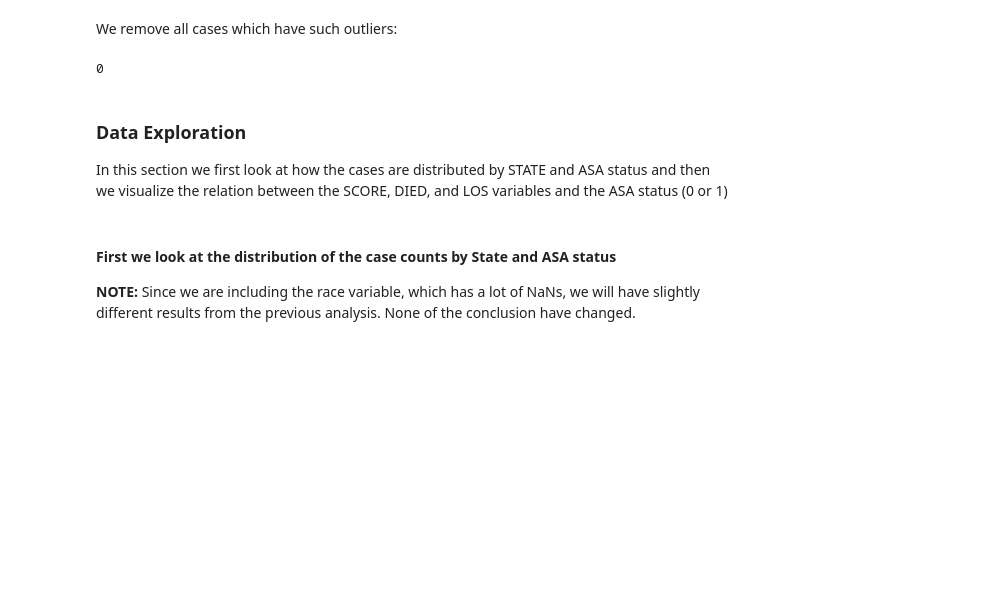
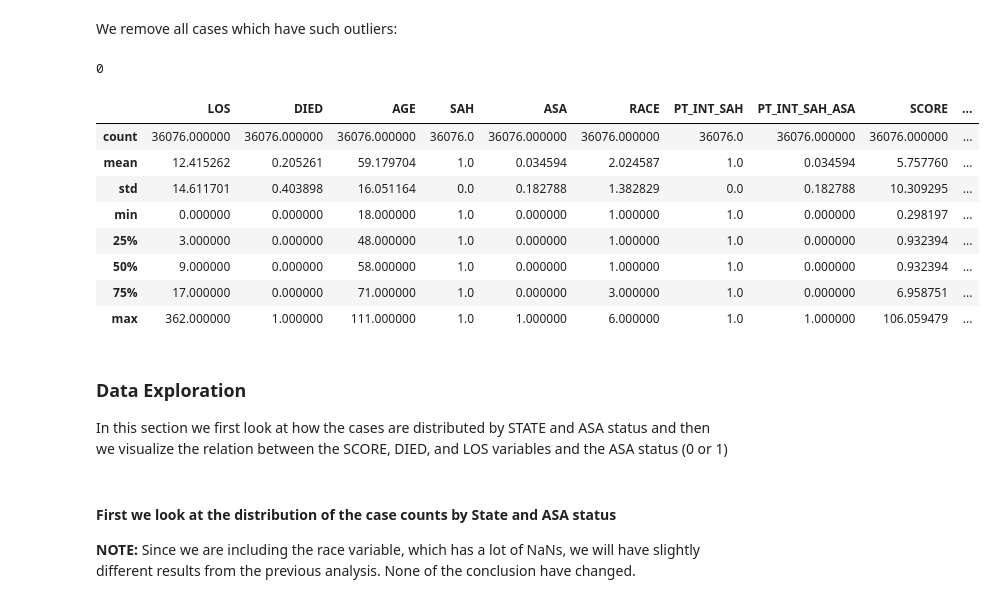
Before and after one commit to ysriram1/Loyola-SAH-Analysis, a Jupyter notebook: Analysis.ipynb, the cells around one changed output. Drawn from its saved outputs; the diff is of its cells as text; code cells hidden in the pictures; blank space fills up the shorter version.

```diff
--- a/Analysis.ipynb
+++ b/Analysis.ipynb
@@ -91,6 +91,18 @@ allStateData.to_csv('./allStateData.csv') #saving entire file for easy future ac
 sum(allStateData.AGE < 18) # checking to see if everyone is over 18 # TRUE
 # %% [output]
 0
+# %%
+allStateData.describe()
+# %% [output]
+|  | LOS | DIED | AGE | SAH | ASA | RACE | PT_INT_SAH | PT_INT_SAH_ASA | SCORE | ... |
+| count | 36076.000000 | 36076.000000 | 36076.000000 | 36076.0 | 36076.000000 | 36076.000000 | 36076.0 | 36076.000000 | 36076.000000 | ... |
+| mean | 12.415262 | 0.205261 | 59.179704 | 1.0 | 0.034594 | 2.024587 | 1.0 | 0.034594 | 5.757760 | ... |
+| std | 14.611701 | 0.403898 | 16.051164 | 0.0 | 0.182788 | 1.382829 | 0.0 | 0.182788 | 10.309295 | ... |
+| min | 0.000000 | 0.000000 | 18.000000 | 1.0 | 0.000000 | 1.000000 | 1.0 | 0.000000 | 0.298197 | ... |
+| 25% | 3.000000 | 0.000000 | 48.000000 | 1.0 | 0.000000 | 1.000000 | 1.0 | 0.000000 | 0.932394 | ... |
+| 50% | 9.000000 | 0.000000 | 58.000000 | 1.0 | 0.000000 | 1.000000 | 1.0 | 0.000000 | 0.932394 | ... |
+| 75% | 17.000000 | 0.000000 | 71.000000 | 1.0 | 0.000000 | 3.000000 | 1.0 | 0.000000 | 6.958751 | ... |
+| max | 362.000000 | 1.000000 | 111.000000 | 1.0 | 1.000000 | 6.000000 | 1.0 | 1.000000 | 106.059479 | ... |
 # %% [markdown]
 ### Data Exploration
 
```
Also changed, not shown: parts of 22 cells of this notebook, 1 other file.
